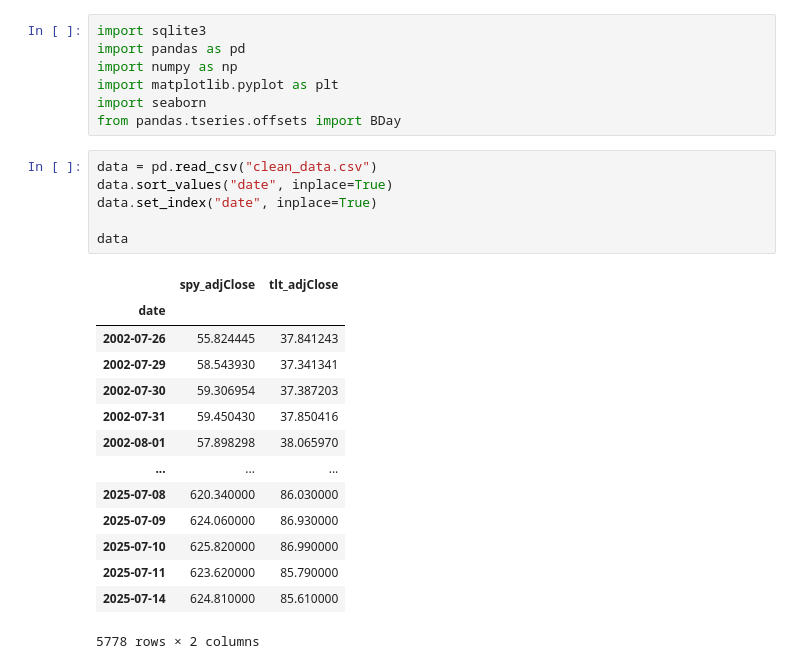
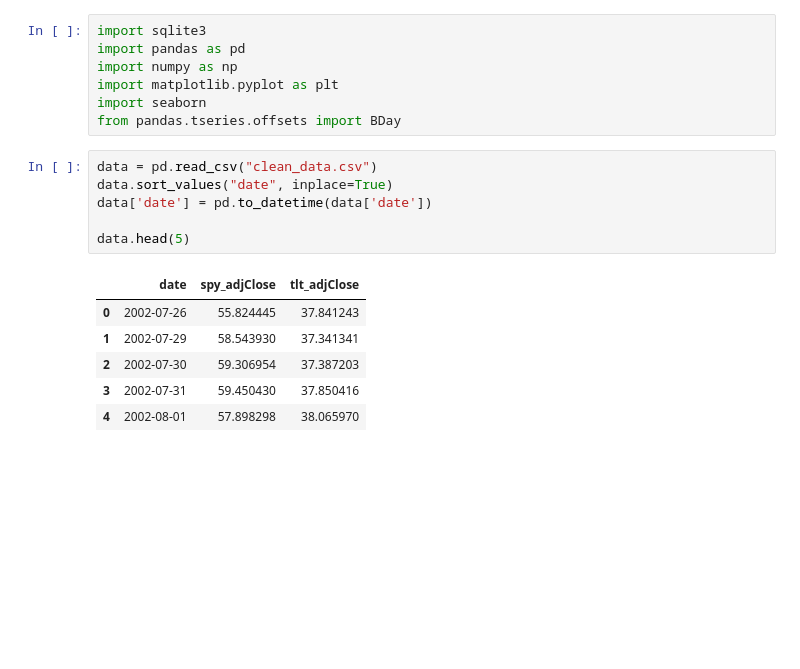
Before and after one commit to zhenzhenxie/Boglehead-retirement, a Jupyter notebook: retirement_analysis.ipynb, the cells around one changed output. Drawn from its saved outputs; the diff is of its cells as text; blank space fills up the shorter version.

```diff
--- a/retirement_analysis.ipynb
+++ b/retirement_analysis.ipynb
@@ -8,21 +8,13 @@ from pandas.tseries.offsets import BDay
 # %%
 data = pd.read_csv("clean_data.csv")
 data.sort_values("date", inplace=True)
-data.set_index("date", inplace=True)
+data['date'] = pd.to_datetime(data['date'])
 
-data
+data.head(5)
 # %% [output]
-|  | spy_adjClose | tlt_adjClose |
-| date |  |  |
-| 2002-07-26 | 55.824445 | 37.841243 |
-| 2002-07-29 | 58.543930 | 37.341341 |
-| 2002-07-30 | 59.306954 | 37.387203 |
-| 2002-07-31 | 59.450430 | 37.850416 |
-| 2002-08-01 | 57.898298 | 38.065970 |
-| ... | ... | ... |
-| 2025-07-08 | 620.340000 | 86.030000 |
-| 2025-07-09 | 624.060000 | 86.930000 |
-| 2025-07-10 | 625.820000 | 86.990000 |
-| 2025-07-11 | 623.620000 | 85.790000 |
-| 2025-07-14 | 624.810000 | 85.610000 |
+|  | date | spy_adjClose | tlt_adjClose |
+| 0 | 2002-07-26 | 55.824445 | 37.841243 |
+| 1 | 2002-07-29 | 58.543930 | 37.341341 |
+| 2 | 2002-07-30 | 59.306954 | 37.387203 |
+| 3 | 2002-07-31 | 59.450430 | 37.850416 |
+| 4 | 2002-08-01 | 57.898298 | 38.065970 |
-5778 rows × 2 columns
```
Also changed, not shown: parts of 9 cells of this notebook, 2 other files.
